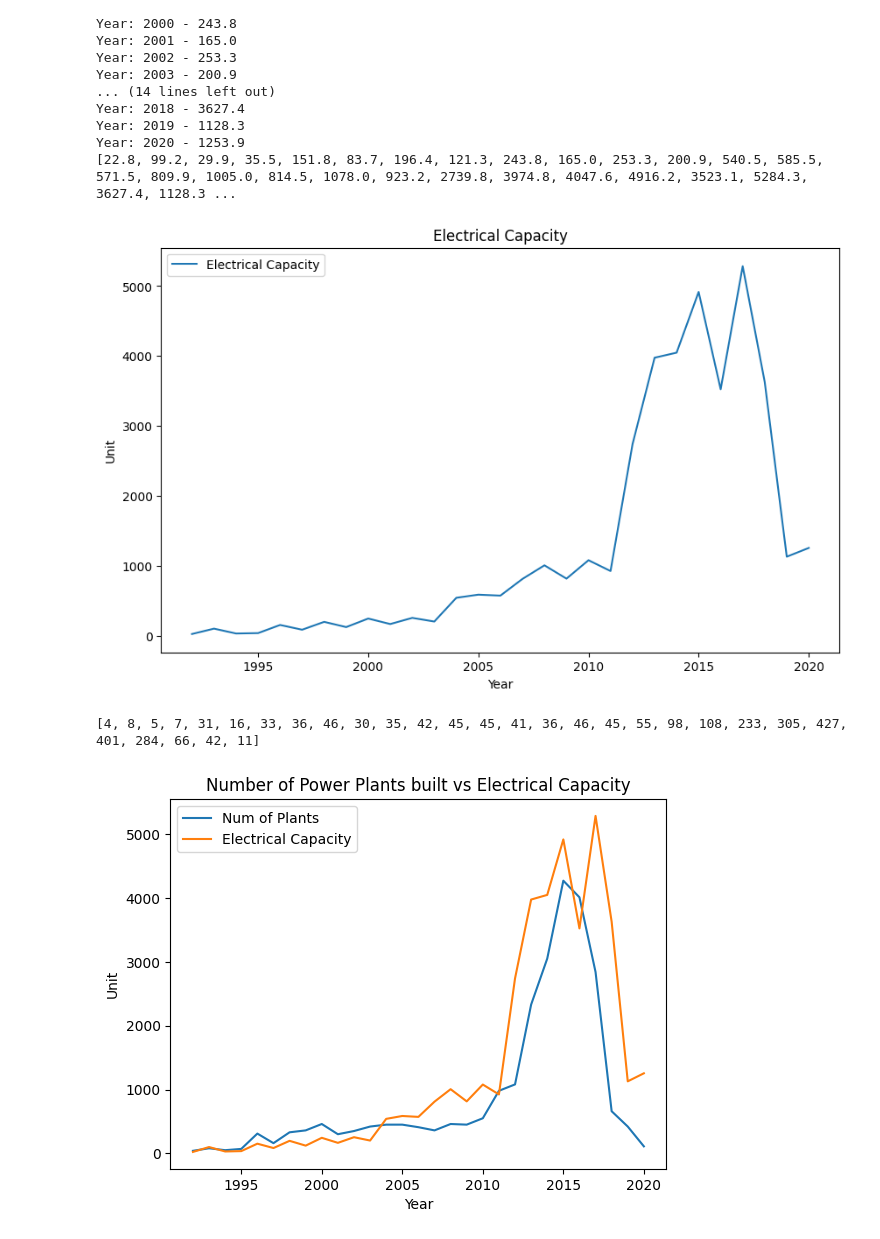
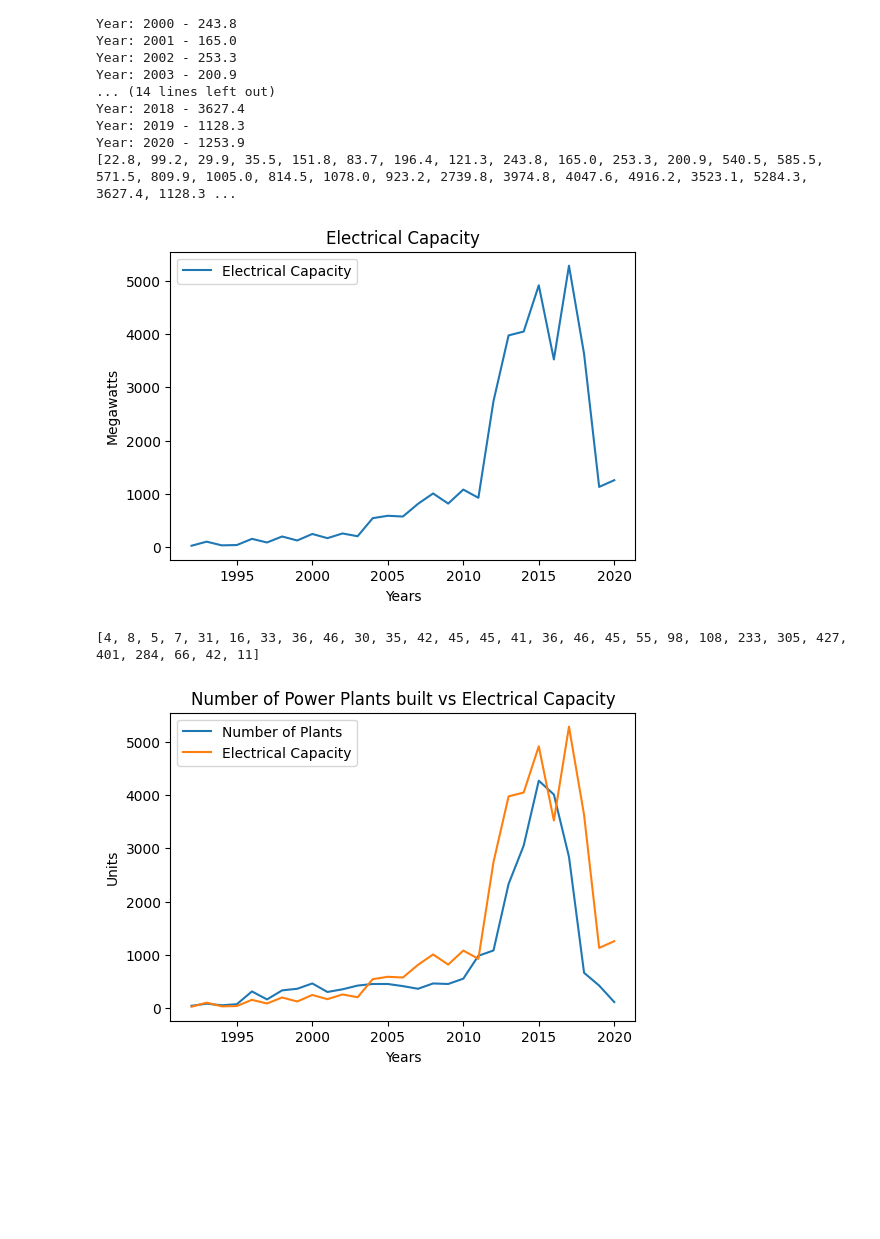
Before and after one commit to MahendraC17/Exploratory-Data-Analysis---Renewable-Power-plants-In-UK, a Jupyter notebook: EDA_renewable_power_plants.ipynb, the cells around one changed output. Drawn from its saved outputs; the diff is of its cells as text; code cells hidden in the pictures; blank space fills up the shorter version.

Commit message:
Visualising 0.7

```diff
--- a/EDA_renewable_power_plants.ipynb
+++ b/EDA_renewable_power_plants.ipynb
@@ -388,15 +387,15 @@ Year: 2019 - 1128.3
 Year: 2020 - 1253.9
 [22.8, 99.2, 29.9, 35.5, 151.8, 83.7, 196.4, 121.3, 243.8, 165.0, 253.3, 200.9, 540.5, 585.5, 571.5, 809.9, 1005.0, 814.5, 1078.0, 923.2, 2739.8, 3974.8, 4047.6, 4916.2, 3523.1, 5284.3, 3627.4, 1128.3 ...
 # %%
-fig = plt.figure(figsize=(10, 6))
+fig = plt.figure(figsize=(6, 4))
 plt.plot(years, sum_electrical_capacity, label = "Electrical Capacity")
-plt.xlabel("Year")
-plt.ylabel("Unit")
+plt.xlabel("Years")
+plt.ylabel("Megawatts")
 plt.title('Electrical Capacity')
 plt.legend()
 plt.show()
 # %% [output]
-[figure, old version]
+[figure, new version]
 # %%
 No_power_plants = rpp_ssy['number_of_PoPl_by_years'].value_counts().sort_index().tolist()
 print(No_power_plants)
@@ -407,12 +406,13 @@ print(No_power_plants)
 No_power_plantsx10 = [i * 10 for i in No_power_plants]
 
 # Visual represntation for the correlation between Number of Power Plants built vs Electrical Capacity over the years
-plt.plot(years, No_power_plantsx10, label = "Num of Plants")
+fig = plt.figure(figsize=(6, 4))
+plt.plot(years, No_power_plantsx10, label = "Number of Plants")
 plt.plot(years, sum_electrical_capacity, label = "Electrical Capacity")
-plt.xlabel("Year")
-plt.ylabel("Unit")
+plt.xlabel("Years")
+plt.ylabel("Units")
 plt.title('Number of Power Plants built vs Electrical Capacity')
 plt.legend()
 plt.show()
 # %% [output]
-[figure, old version]
+[figure, new version]
```
Also changed, not shown: parts of 2 cells of this notebook.
